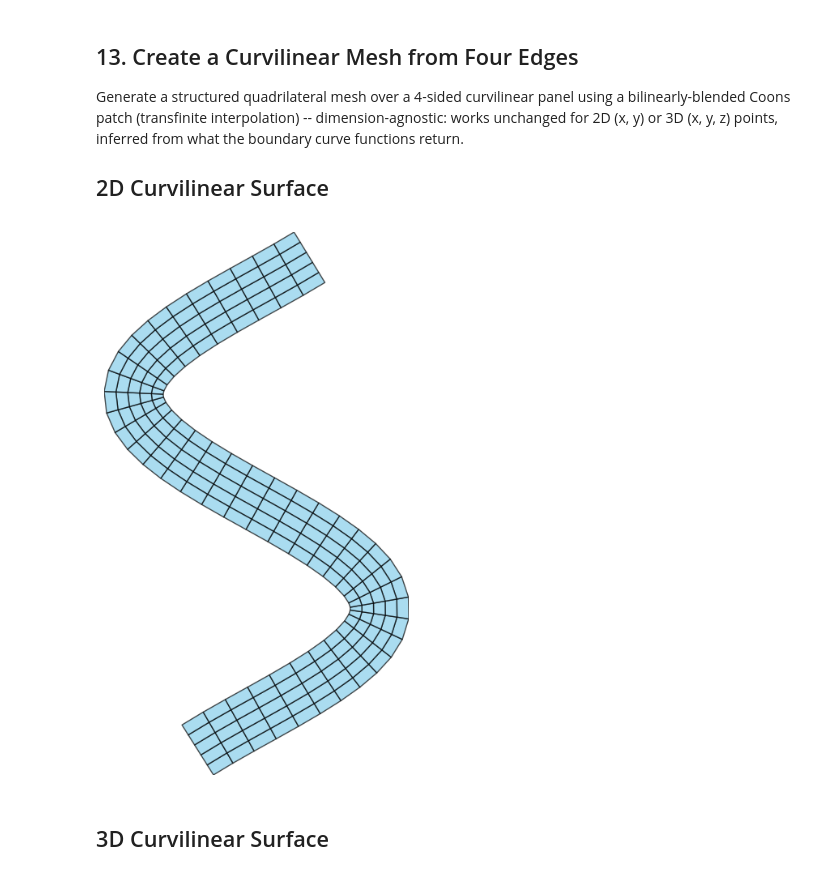
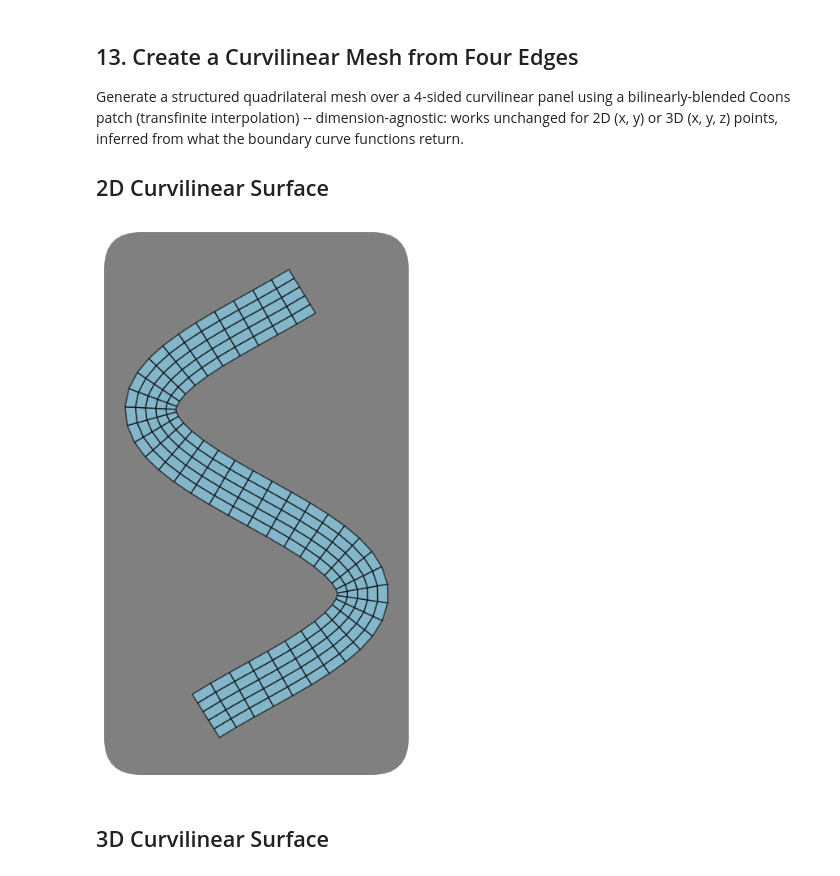
Before and after one commit to ckesanapalli/surfmesh, a Jupyter notebook: examples/README.ipynb, the cells around one changed output. Saved outputs shown, nothing was run; the diff lists cells and outputs as text; code cells hidden in the pictures.

```diff
--- a/examples/README.ipynb
+++ b/examples/README.ipynb
@@ -408,41 +410,78 @@ inferred from what the boundary curve functions return.
 
 ## 2D Curvilinear Surface
 # %%
+from matplotlib.patches import FancyBboxPatch
+
 A, W = 0.25, 0.06  # sine amplitude, ribbon half-width
 ang_freq = 2.3 * np.pi  # sine angular frequency
 phase = -0.5
 def c(t):
     return np.c_[A * np.sin(ang_freq * t + phase), t]  # centerline
 
 def n(t):
     return (lambda d: np.c_[-d[:, 1], d[:, 0]] / np.linalg.norm(d, axis=1, keepdims=True))(
     np.c_[A * ang_freq * np.cos(ang_freq * t + phase), np.ones_like(t)]
 )
 
 inner, outer = lambda t: c(t) - W * n(t), lambda t: c(t) + W * n(t)
 
 def cap(a, b):
     return lambda v: a[None] * (1 - v[:, None]) + b[None] * v[:, None]
 
 grid, faces = sm.coons_patch(inner, outer, cap(inner(np.zeros(1))[0], outer(np.zeros(1))[0]),
                            cap(inner(np.ones(1))[0], outer(np.ones(1))[0]), nu=40, nv=5)
 
 
 dim = grid.shape[-1]
 pts = grid.reshape(-1, dim)
+
+x_min, x_max = pts[:, 0].min(), pts[:, 0].max()
+y_min, y_max = pts[:, 1].min(), pts[:, 1].max()
+
 fig, ax = plt.subplots(figsize=(7, 7))
-ax.add_collection(PolyCollection(list(faces), facecolors=FACE_COLOR, edgecolors="k", alpha=0.7))
-ax.set_xlim(pts[:, 0].min(), pts[:, 0].max())
-ax.set_ylim(pts[:, 1].min(), pts[:, 1].max())
+
+
+ax.add_collection(
+    PolyCollection(
+        list(faces),
+        facecolors=FACE_COLOR,
+        edgecolors="k",
+        alpha=0.7,
+        zorder=2,
+    )
+)
+
+# Round the outer plot box to soften the rectangular outline
+pad = 0.08
+x0 = x_min - pad * (x_max - x_min)
+y0 = y_min - pad * (y_max - y_min)
+dx = (x_max - x_min) * (1 + 2 * pad)
+dy = (y_max - y_min) * (1 + 2 * pad)
+rounding_size = 0.12 * min(dx, dy)
+
+bg = FancyBboxPatch(
+    (x0, y0),
+    dx,
+    dy,
+    boxstyle=f"round,pad=0,rounding_size={rounding_size}",
+    facecolor="gray",
+    edgecolor="none",
+    zorder=0,
+)
+ax.add_patch(bg)
+
+ax.set_xlim(x0, x0 + dx)
+ax.set_ylim(y0, y0 + dy)
 ax.set_frame_on(False)
 ax.set_aspect("equal")
 ax.set_xticks([])
 ax.set_yticks([])
+
 plt.tight_layout()
 plt.savefig("../README_files/logo.png", bbox_inches="tight", dpi=50)
 plt.show()
 # %% [output]
-[figure, old version]
+[figure, new version]
 # %% [markdown]
 ## 3D Curvilinear Surface
 # %%
```
Also changed, not shown: parts of 1 cell of this notebook, 3 other files.
